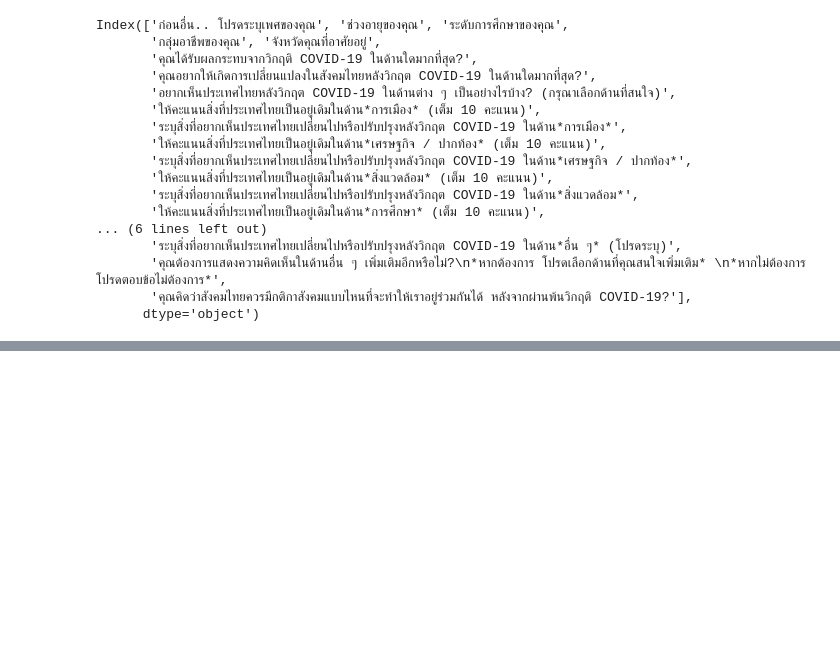
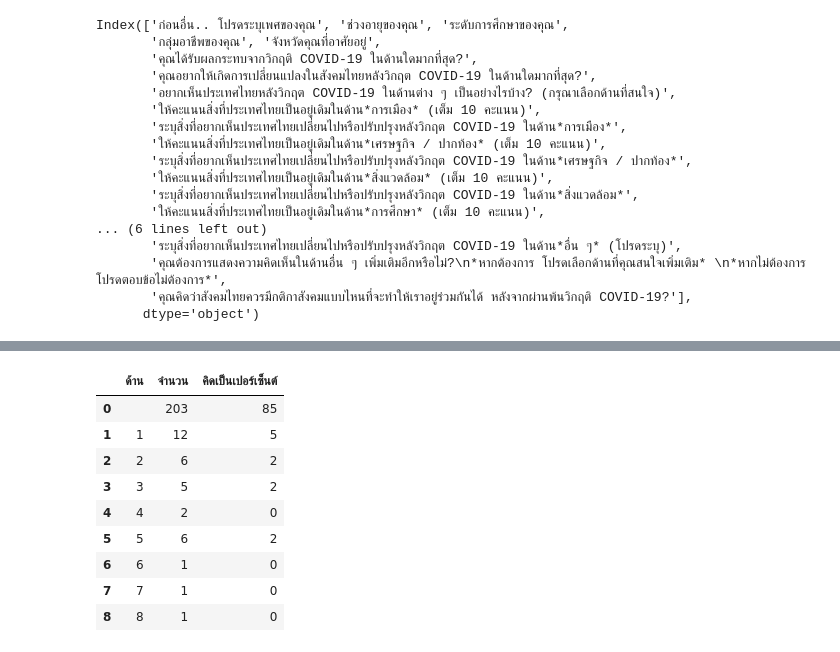
Before and after one commit to amnnma/dstoolbox, a Jupyter notebook: Work.ipynb, the cells around one changed output, grey strips where cells are left out. Saved outputs shown, nothing was run; the diff lists cells and outputs as text; code cells hidden in the pictures; blank space fills up the shorter version.

Commit message:
Update Jupyter and result file

```diff
--- a/Work.ipynb
+++ b/Work.ipynb
@@ -85,0 +122,19 @@ qdf.to_csv('score.csv', encoding='utf8', index=False)
+# %%
+r1= '[ให้คะแนนสิ่งที่ประเทศไทยเป็นอยู่เดิมในด้าน*การเมือง* (เต็ม 10 คะแนน)] as ด้าน'
+r2='count([ให้คะแนนสิ่งที่ประเทศไทยเป็นอยู่เดิมในด้าน*การเมือง* (เต็ม 10 คะแนน)])as จำนวน'
+r3= 'count([ให้คะแนนสิ่งที่ประเทศไทยเป็นอยู่เดิมในด้าน*การเมือง* (เต็ม 10 คะแนน)])*100/237 as คิดเป็นเปอร์เซ็นต์'
+# %%
+sql = "select %s, %s, %s from result_df group by [ให้คะแนนสิ่งที่ประเทศไทยเป็นอยู่เดิมในด้าน*การเมือง* (เต็ม 10 คะแนน)]" % (r1, r2, r3)
+sum_report =  pandasql.sqldf(sql)
+sum_report.head(10)
+# %% [output]
+|  | ด้าน | จำนวน | คิดเป็นเปอร์เซ็นต์ |
+| 0 |  | 203 | 85 |
+| 1 | 1 | 12 | 5 |
+| 2 | 2 | 6 | 2 |
+| 3 | 3 | 5 | 2 |
+| 4 | 4 | 2 | 0 |
+| 5 | 5 | 6 | 2 |
+| 6 | 6 | 1 | 0 |
+| 7 | 7 | 1 | 0 |
+| 8 | 8 | 1 | 0 |
```
Also changed, not shown: parts of 14 cells of this notebook, 9 other files.
